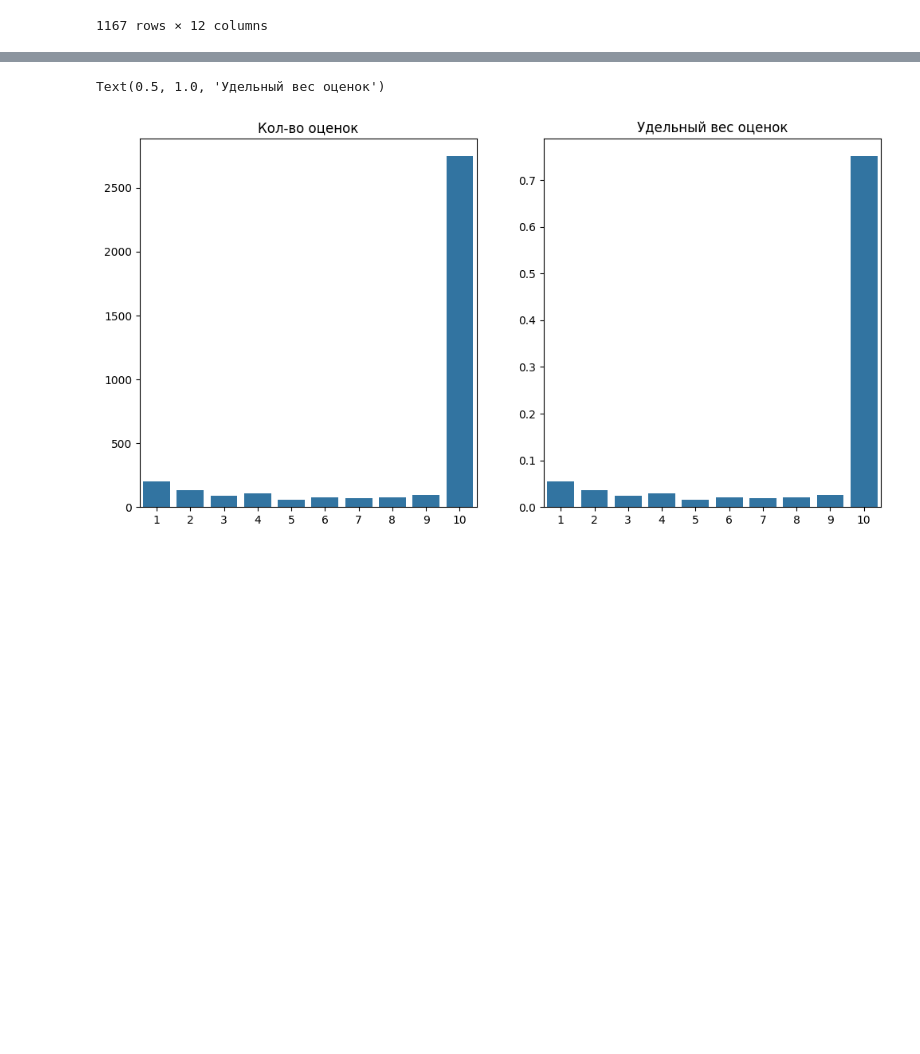
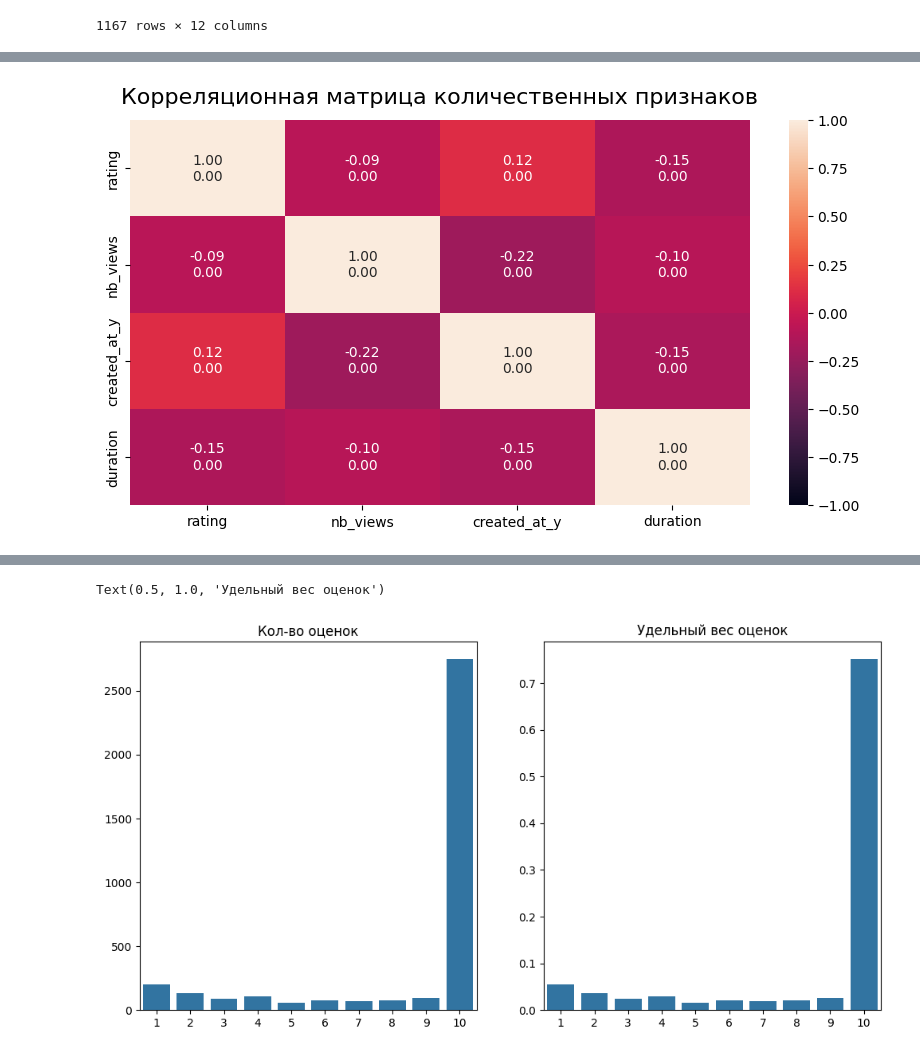
Before and after one commit to AbsltRaDu/project_recommendation_system, a Jupyter notebook: EDA.ipynb, the cells around one changed output, grey strips where cells are left out. Drawn from its saved outputs; the diff is of its cells as text; code cells hidden in the pictures; blank space fills up the shorter version.

```diff
--- a/EDA.ipynb
+++ b/EDA.ipynb
@@ -188,0 +174,17 @@ df_final[df_final['item_id'] == 300236]
+# %%
+# Применяем MultiLabelBinarizer
+from sklearn.preprocessing import MultiLabelBinarizer
+import ast
+
+df_merged = pd.merge(df_exp_ratings, df_items, on=['item_id'], how='left')
+# Безопасно преобразуем строки в списки
+df_merged['Software'] = df_merged['Software'].apply(ast.literal_eval)
+df_merged['Theme'] = df_merged['Theme'].apply(ast.literal_eval)
+
+mlb = MultiLabelBinarizer()
+split_tags = pd.DataFrame(mlb.fit_transform(df_merged["Software"]),
+                         columns=mlb.classes_)
+
+df_half_dum = pd.merge(df_merged, split_tags, left_index=True, right_index=True)
+df_half_dum = df_half_dum.drop(['Software'], axis=1)
+df_half_dum.head()
@@ -188,0 +244,18 @@ df_final[df_final['item_id'] == 300236]
+# %%
+columns_for_models = ['rating', 'nb_views', 'created_at_y', 'duration', 'Bookings', 'Delve',
+       'Excel', 'FindTime', 'Flow', 'Forms', 'Groups', 'Kaizala', 'LetSignit',
+       'Microsoft Edge Chromium', 'Microsoft Lists', 'Microsoft Teams',
+       'Office 365 portal', 'Office Online', 'OneDrive', 'OneNote', 'Outlook',
+       'Outlook Online', 'Planner', 'Power BI', 'PowerApps', 'PowerPoint',
+       'Project Online', 'Salestim', 'SharePoint (Classic Sites)',
+       'SharePoint (Modern Sites)', 'Skype VS Teams', 'Skype Voice & Devices',
+       'Skype for Business', 'Stream', 'Sway', 'To Do', 'Windows 10', 'Word',
+       'Yammer']
+
+# for column in indices:
+#        columns_for_models.remove(column)
+
+numeric = ['rating', 'nb_views', 'created_at_y', 'duration']
+numeric_factors = [ 'nb_views', 'created_at_y', 'duration']
+df_for_models = df_half_dum[columns_for_models]
+df_for_models.head()
@@ -188,0 +270,12 @@ df_final[df_final['item_id'] == 300236]
+# %%
+def get_spearman(data_1, data_2):
+    correlation = spearmanr(data_1, data_2)
+    return '{0:.2f}\n{1:.2f}'.format(*correlation)
+
+correlation = df_for_models[numeric].corr(method = 'spearman')
+text = [[get_spearman(df_for_models[i], df_for_models[j]) for i in numeric] for j in numeric]
+plt.figure(figsize=(10, 5))
+heatmap = sns.heatmap(correlation, vmin=-1, vmax=1, annot = text, fmt='' )
+heatmap.set_title('Корреляционная матрица количественных признаков', fontdict={'fontsize':16}, pad=12);
+# %% [output]
+[figure, added]
```
Also changed, not shown: parts of 20 cells of this notebook, 1 other file.
